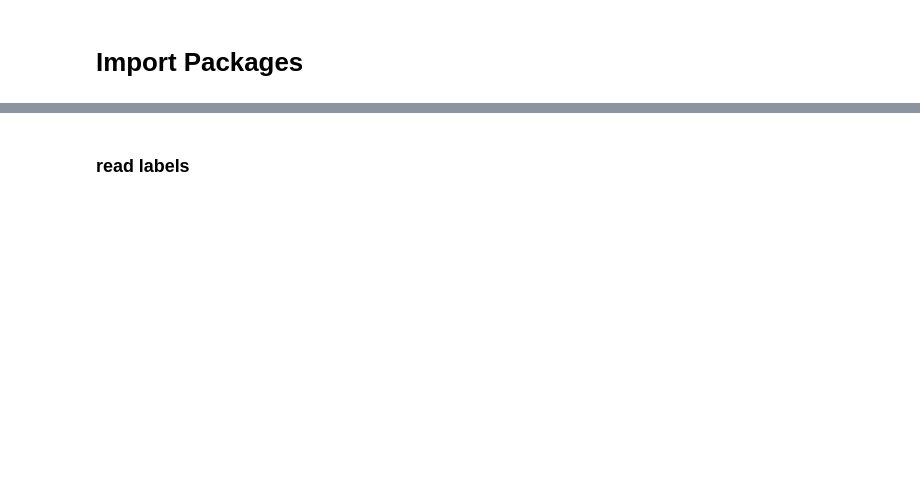
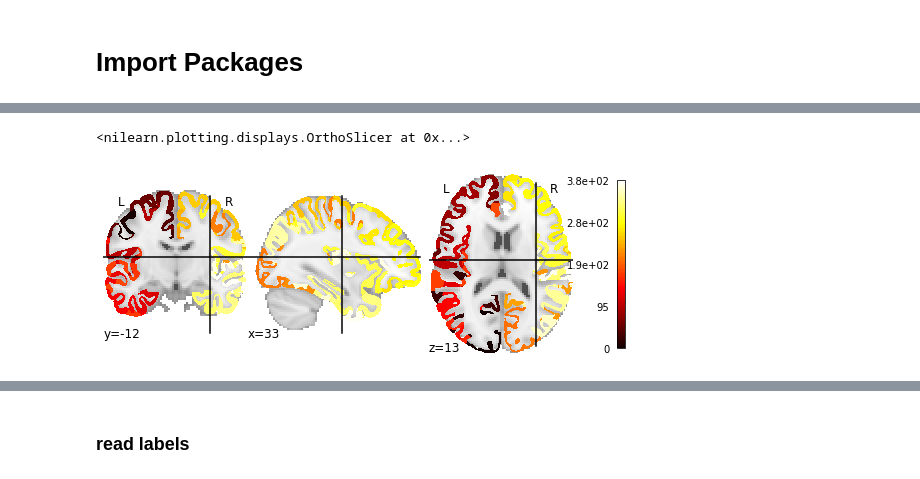
Before and after one commit to wq1701/rsfMRI, a Jupyter notebook: data_extraction.ipynb, the cells around one changed output, grey strips where cells are left out. Drawn from its saved outputs; the diff is of its cells as text; code cells hidden in the pictures; blank space fills up the shorter version.

```diff
--- a/data_extraction.ipynb
+++ b/data_extraction.ipynb
@@ -15,2 +46,2 @@ d4_data.shape
 # %%
-parc_data = nib.load("MMP_in_MNI_corr.nii.gz")
+parc_data = "MMP_in_MNI_corr.nii.gz"
@@ -20,0 +52,6 @@ parc_data.shape
+# %%
+# looping on selected volumes
+plotting.plot_stat_map(parc_data, threshold = 3)
+# %% [output]
+<nilearn.plotting.displays.OrthoSlicer at 0x...>
+[figure, added]
```
Also changed, not shown: parts of 32 cells of this notebook, 1 other file.
